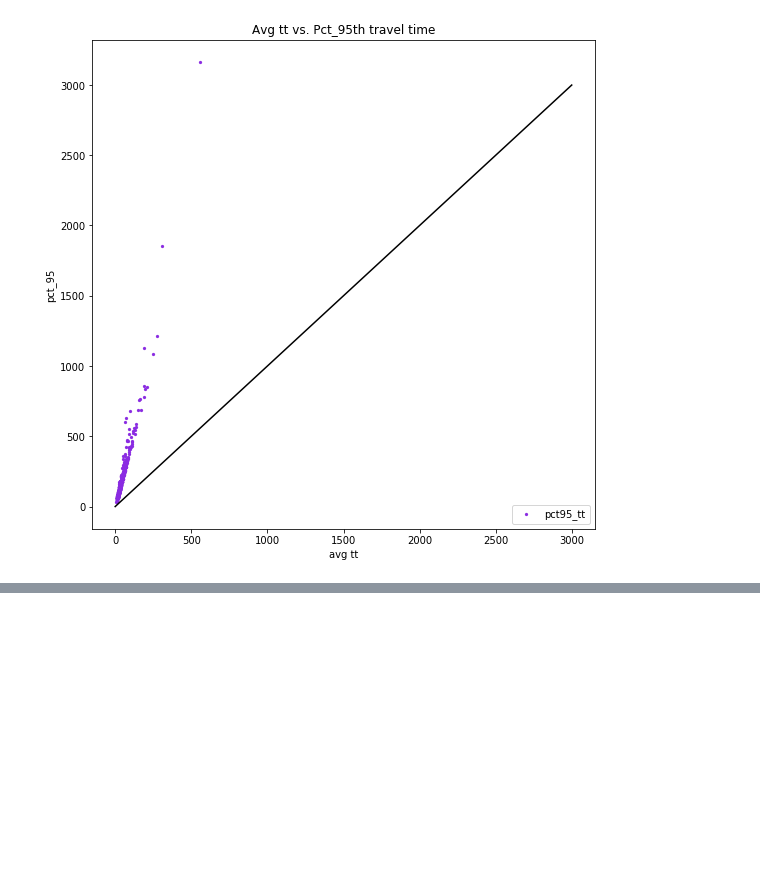
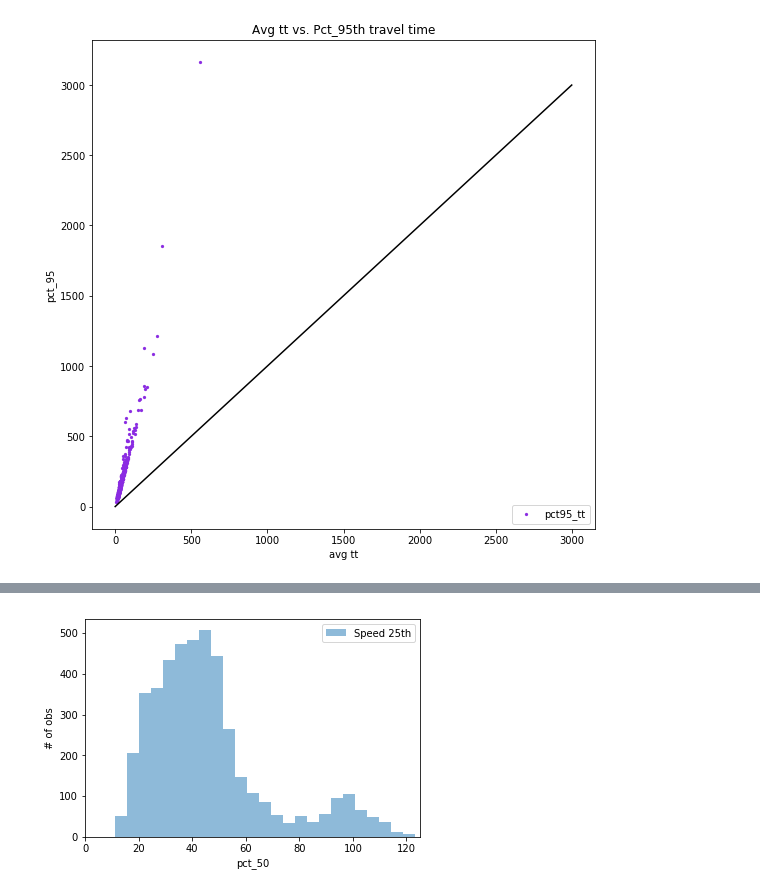
Before and after one commit to CityofToronto/bdit_congestion, a Jupyter notebook: congestion_data_aggregation/Congestion_Metrics.ipynb, the cells around one changed output, grey strips where cells are left out. Drawn from its saved outputs; the diff is of its cells as text; code cells hidden in the pictures; blank space fills up the shorter version.

```diff
--- a/congestion_data_aggregation/Congestion_Metrics.ipynb
+++ b/congestion_data_aggregation/Congestion_Metrics.ipynb
@@ -257,0 +320,10 @@ look at the counts of obs
+# %%
+speed_dis1 = pd.read_sql('''select spd_baseline_25pct from congestion.tt_corridor_baseline_v4_2019''',con)
+plt.hist(speed_dis1.spd_baseline_25pct, 25, alpha=0.5, label='Speed 25th')
+plt.xlabel('pct_50')
+plt.ylabel('# of obs')
+plt.xlim(0, 125)
+plt.legend(loc='upper right')
+plt.show()
+# %% [output]
+[figure, added]
```
Also changed, not shown: parts of 11 cells of this notebook.
